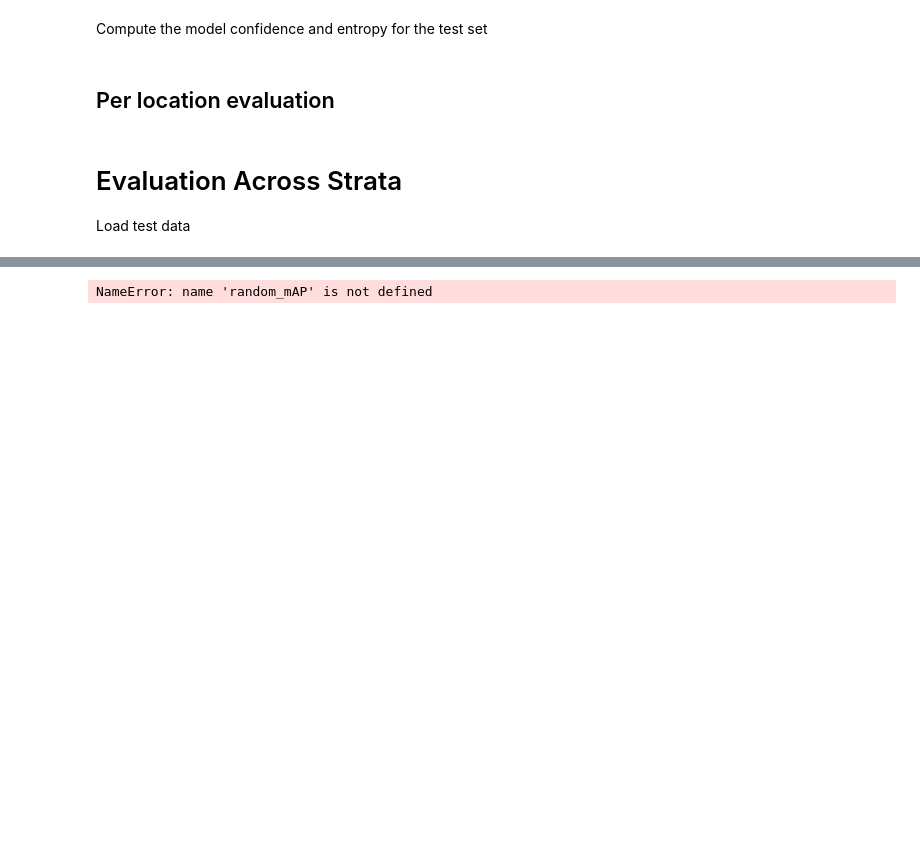
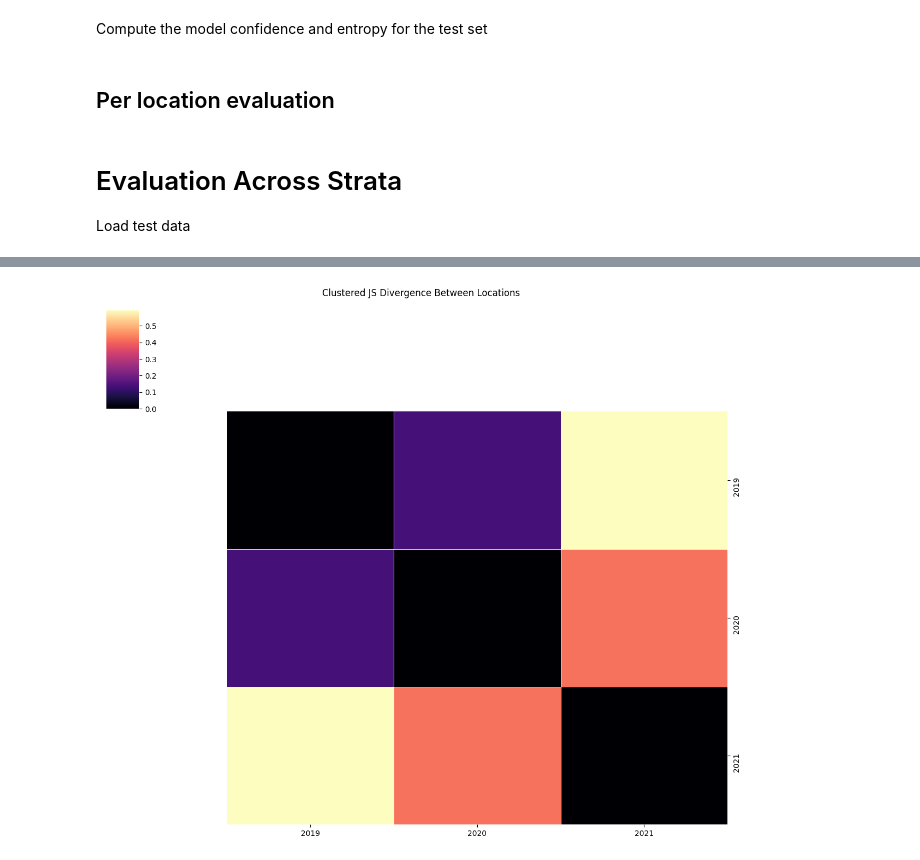
Before and after one commit to BenMcEwen1/Stratified-Sampling, a Jupyter notebook: spatiotemporal_stratified.ipynb, the cells around one changed output, grey strips where cells are left out. Saved outputs shown, nothing was run; the diff lists cells and outputs as text; code cells hidden in the pictures; blank space fills up the shorter version.

```diff
--- a/spatiotemporal_stratified.ipynb
+++ b/spatiotemporal_stratified.ipynb
@@ -547,7 +594,9 @@ Epoch 10: mAP: 0.3361, cmAP: 0.1022 | F1 Macro: 0.0291 |
+# %%
+correlation(sorted_indices, probabilities=y_pred_test)
+# %% [output]
+[figure, added]
 # %%
-random_mAP = np.save("results/random_mAP.npy", random_mAP)
+# random_mAP = np.save("results/random_mAP.npy", random_mAP)
-# %% [output]
-NameError: name 'random_mAP' is not defined
 # %%
 # With BirdNet initialisation and initial selection using random sampling
 # Stratified (Binary max)
```
Also changed, not shown: parts of 6 cells of this notebook, 3 other files.
